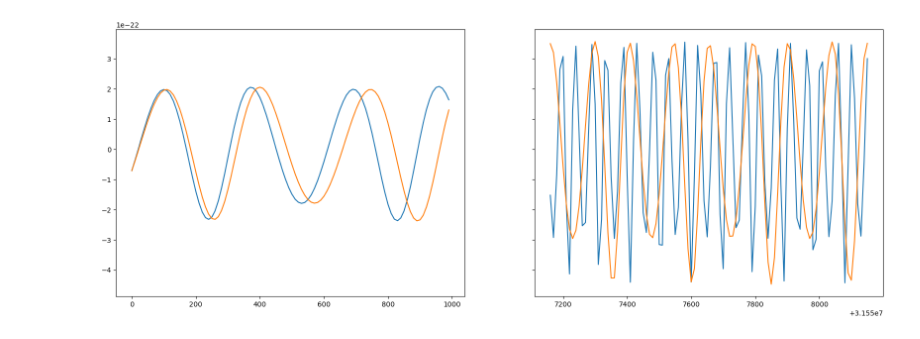
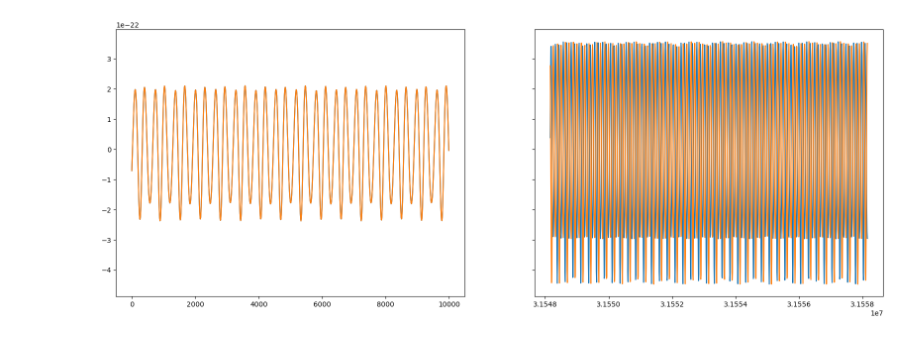
Before and after one commit to perturber/SuperKludgeIndie, a Jupyter notebook: SuperKludgeEqEcc_PaperFiles/general_examples/SuperKludge_example_EMRI.ipynb, the cells around one changed output. Drawn from its saved outputs; the diff is of its cells as text; code cells hidden in the pictures.

```diff
--- a/SuperKludgeEqEcc_PaperFiles/general_examples/SuperKludge_example_EMRI.ipynb
+++ b/SuperKludgeEqEcc_PaperFiles/general_examples/SuperKludge_example_EMRI.ipynb
@@ -246,19 +244,19 @@ wave_null = wave(m1, m2, a, p0, e0, Y0, dist, qS, phiS, qK, phiK, Phi_phi0, Phi_
 # %%
 time_steps = np.linspace(0.0,T*YRSID_SI,len(cp.asnumpy(cp.asarray(waveform))[0]))
 
 fig, axs = plt.subplots(1,2,figsize=(20,7),sharey=True)
 
 if use_gpu:
     waveform = waveform.get()
     wave_null = wave_null.get()
 
-axs[0].plot(time_steps[:100],waveform[0][:100])
-axs[0].plot(time_steps[:100],wave_null[0][:100])
+axs[0].plot(time_steps[:1000],waveform[0][:1000])
+axs[0].plot(time_steps[:1000],wave_null[0][:1000])
 
-axs[1].plot(time_steps[-100:],waveform[0][-100:])
-axs[1].plot(time_steps[-100:],wave_null[0][-100:])
+axs[1].plot(time_steps[-1000:],waveform[0][-1000:])
+axs[1].plot(time_steps[-1000:],wave_null[0][-1000:])
 
 plt.savefig(f'wave_snaps_m1_{m1}_m2_{m2}.png',transparent=False)
 plt.show()
 # %% [output]
-[figure, old version]
+[figure, new version]
```
Also changed, not shown: parts of 6 cells of this notebook, 9 other files.
